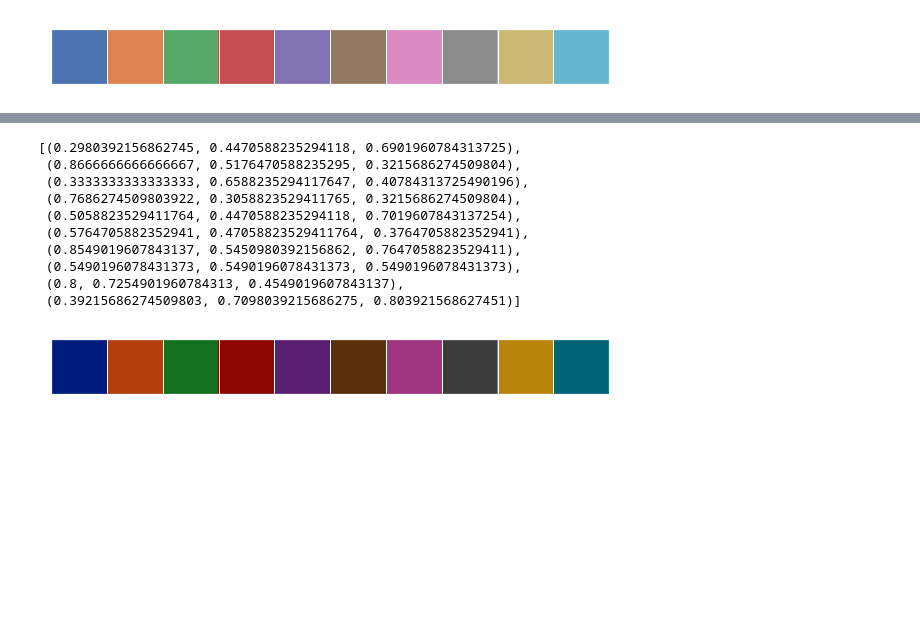
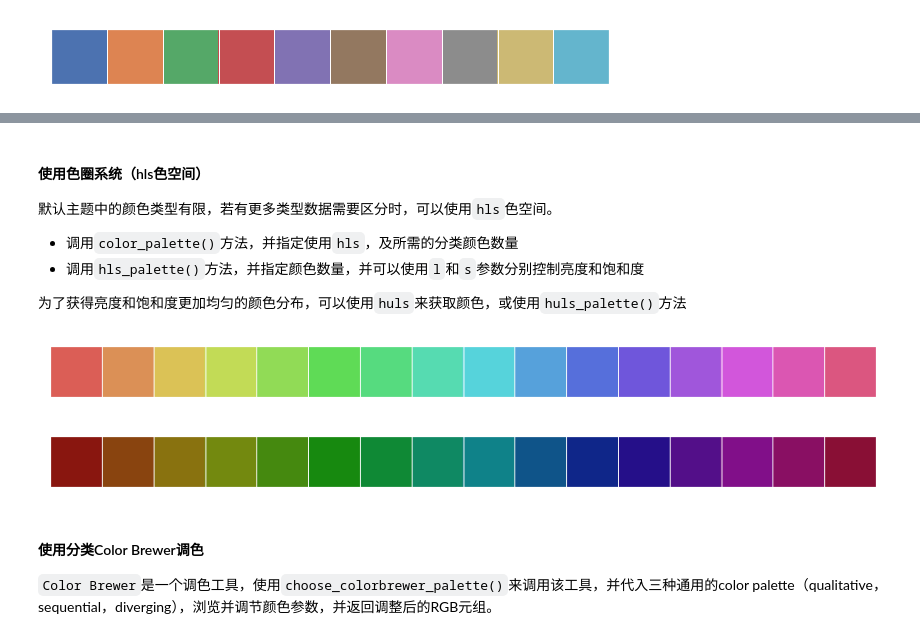
Before and after one commit to McJevons/SmallProject, a Jupyter notebook: Seaborn（二）：颜色风格设置.ipynb, the cells around one changed output, grey strips where cells are left out. Cells and saved outputs as stored; diff of their text form; code cells hidden in the pictures; blank space fills up the shorter version.

```diff
--- a/Seaborn（二）：颜色风格设置.ipynb
+++ b/Seaborn（二）：颜色风格设置.ipynb
@@ -18,17 +40,18 @@ sns.set()
+# %% [markdown]
+#### 使用色圈系统（hls色空间）
+默认主题中的颜色类型有限，若有更多类型数据需要区分时，可以使用`hls`色空间。
+- 调用`color_palette()`方法，并指定使用`hls`，及所需的分类颜色数量
+- 调用`hls_palette()`方法，并指定颜色数量，并可以使用`l`和`s`参数分别控制亮度和饱和度
+
+为了获得亮度和饱和度更加均匀的颜色分布，可以使用`huls`来获取颜色，或使用`huls_palette()`方法
 # %%
-sns.color_palette()
+sns.palplot(sns.color_palette("hls", 16))
 # %% [output]
-[(0.2980392156862745, 0.4470588235294118, 0.6901960784313725),
- (0.8666666666666667, 0.5176470588235295, 0.3215686274509804),
- (0.3333333333333333, 0.6588235294117647, 0.40784313725490196),
- (0.7686274509803922, 0.3058823529411765, 0.3215686274509804),
- (0.5058823529411764, 0.4470588235294118, 0.7019607843137254),
- (0.5764705882352941, 0.47058823529411764, 0.3764705882352941),
- (0.8549019607843137, 0.5450980392156862, 0.7647058823529411),
- (0.5490196078431373, 0.5490196078431373, 0.5490196078431373),
- (0.8, 0.7254901960784313, 0.4549019607843137),
- (0.39215686274509803, 0.7098039215686275, 0.803921568627451)]
+[figure, added]
-# %%
-sns.palplot(sns.color_palette('dark'))
-# %% [output]
-[figure, removed]
+# %%
+sns.palplot(sns.hls_palette(16, l=.3, s=.8))  # 设置亮度和饱和度
+# %% [output]
+[figure, added]
+# %% [markdown]
+#### 使用分类Color Brewer调色
+`Color Brewer`是一个调色工具，使用`choose_colorbrewer_palette()`来调用该工具，并代入三种通用的color palette（qualitative，sequential，diverging），浏览并调节颜色参数，并返回调整后的RGB元组。
```
Also changed, not shown: parts of 10 cells of this notebook.
